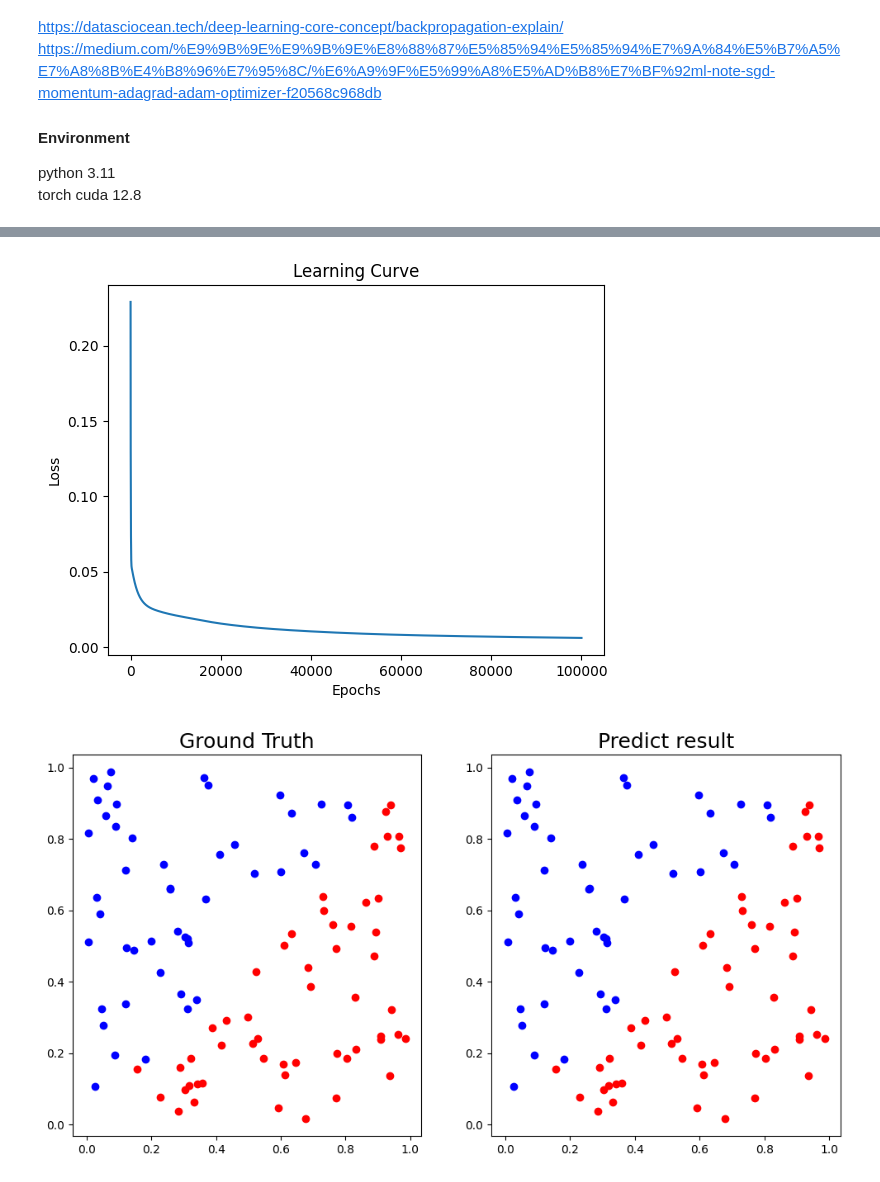
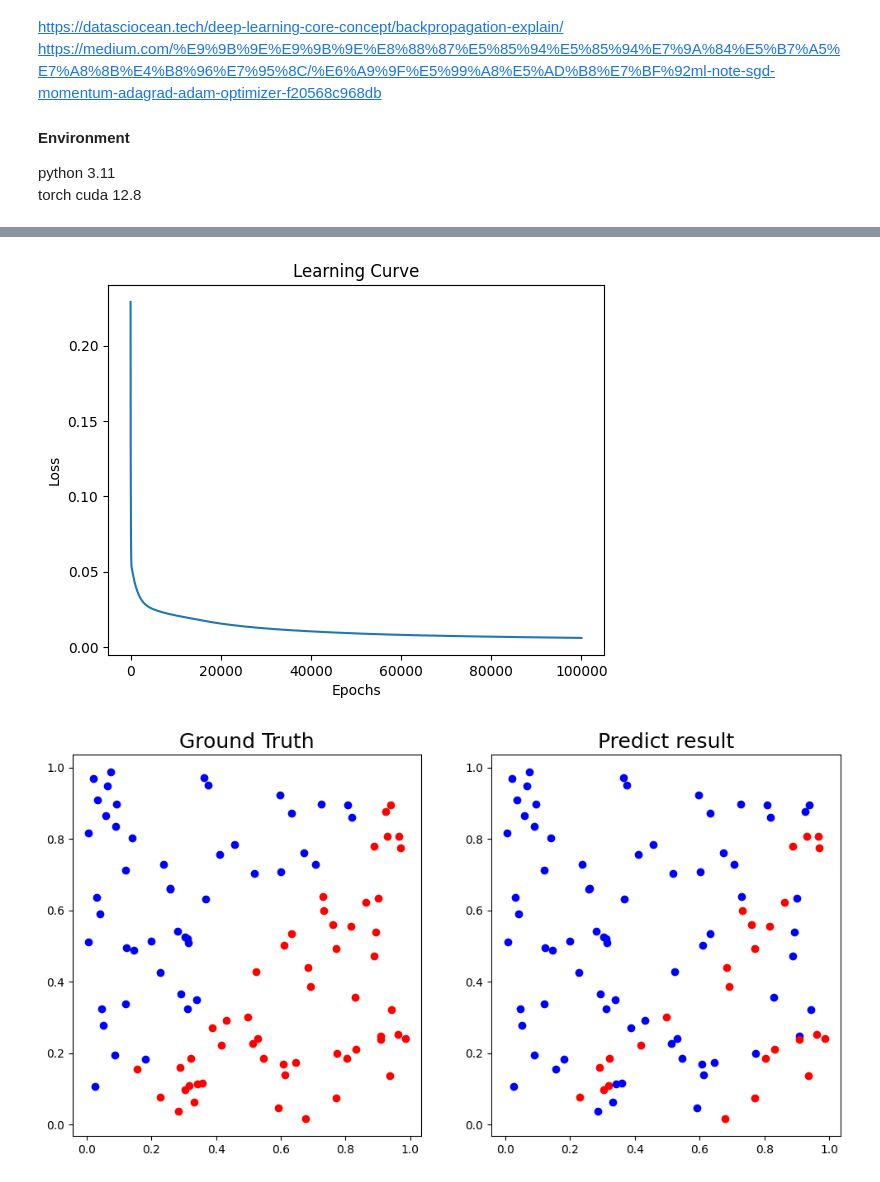
Before and after one commit to say859462/Summer-DLP, a Jupyter notebook: Lab1/DL_LAB1_314551113_劉哲良.ipynb, the cells around one changed output, grey strips where cells are left out. Cells and saved outputs as stored; diff of their text form; code cells hidden in the pictures.

```diff
--- a/Lab1/DL_LAB1_314551113_劉哲良.ipynb
+++ b/Lab1/DL_LAB1_314551113_劉哲良.ipynb
@@ -302,7 +315,12 @@ class Model:
 # Linear dataset
 x, y = generate_linear(n=100)
 
+# If we use tanh as activation function
+# Since the range of output of tanh is between [-1,1]
+# We choose the output value of tanh that is greater than 0 corresponding to the label 0,vice versa
 
+# The output of Sigmoid function we can treat it as probability
+# The output of Relu function we need to define a threshold to decide whether the output should be 0 or 1
 model_linear = Model(
     x.shape[1],
     y.shape[1],
@@ -315,41 +333,42 @@ linear_output = model_linear.train(x, y)
 
 
 model_linear.plot_learning_curve()
-show_result(x, y, (linear_output) > 0.5)
+show_result(x, y, (linear_output)
+            > 0.0)
 
 # XOR dataset
 x, y = generate_XOR_easy()
 model_XOR = Model(
     x.shape[1],
     y.shape[1],
     hidden_layers_size=10,
     activation="tanh",
     optimizer="SGD",
     learning_rate=0.01,
 )
 XOR_output = model_XOR.train(x, y)
 model_XOR.plot_learning_curve()
-show_result(x, y, (XOR_output) > 0.5)
+show_result(x, y, (XOR_output) > 0.0)
 # %% [output]
 Epoch 1000, Loss: 0.0418
 Epoch 2000, Loss: 0.0334
 Epoch 3000, Loss: 0.0290
 Epoch 4000, Loss: 0.0266
 Epoch 5000, Loss: 0.0251
 Epoch 6000, Loss: 0.0240
 Epoch 7000, Loss: 0.0231
 Epoch 8000, Loss: 0.0223
 Epoch 9000, Loss: 0.0216
 Epoch 10000, Loss: 0.0209
 Epoch 11000, Loss: 0.0203
 Epoch 12000, Loss: 0.0198
 ... (186 lines left out)
 Iter98 |       Ground Truth: [1] |      Predict: [0.91700917] |
 Iter99 |       Ground Truth: [1] |      Predict: [0.99966345] |
 Iter100 |       Ground Truth: [0] |      Predict: [-0.06874714] |
 Loss = 0.0060 Accuracy = 100.00%
 [figure]
-[figure, old version]
+[figure, new version]
 Epoch 1000, Loss: 0.0710
 Epoch 2000, Loss: 0.0512
 Epoch 3000, Loss: 0.0397
```
Also changed, not shown: parts of 3 cells of this notebook, 1 other file.
